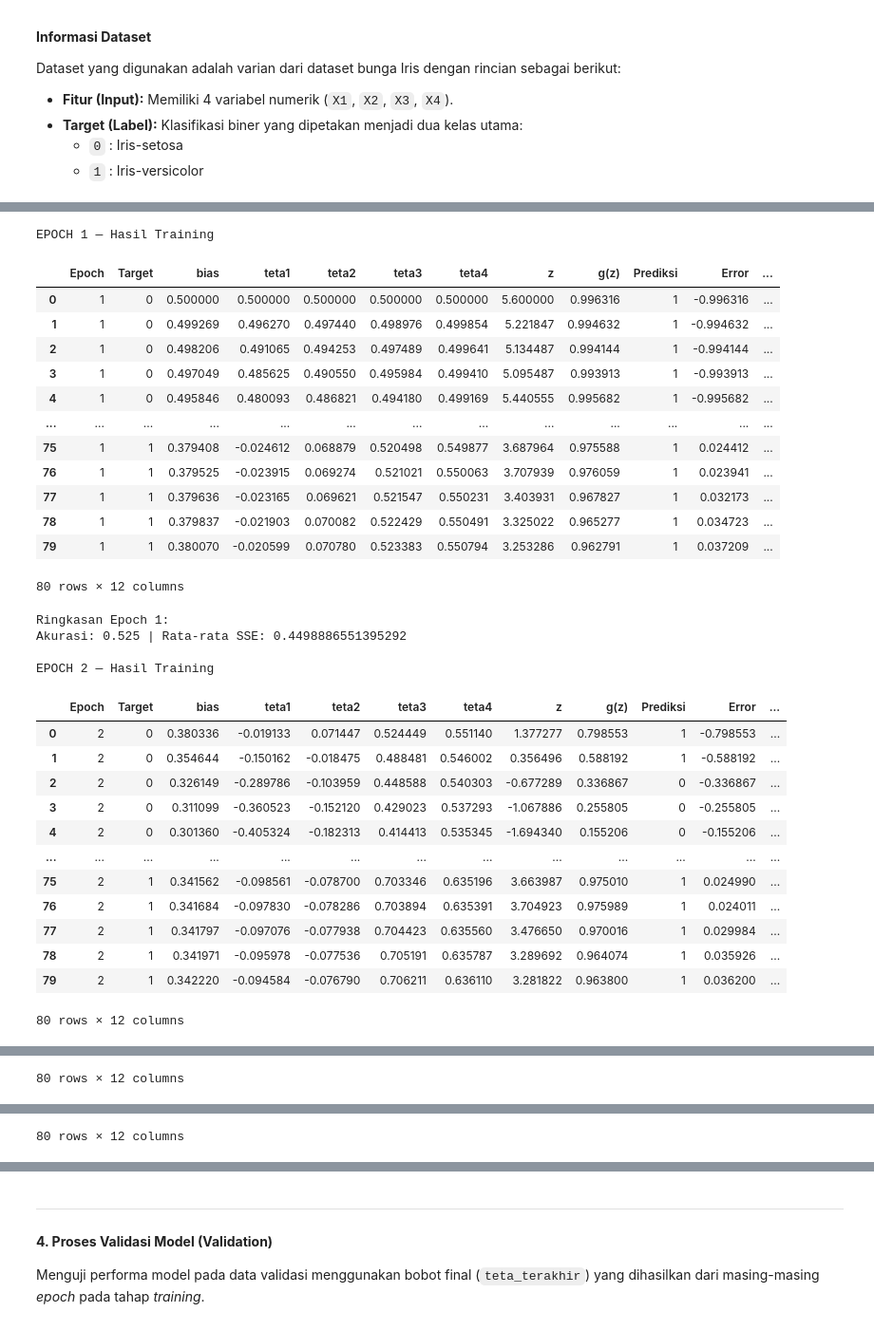
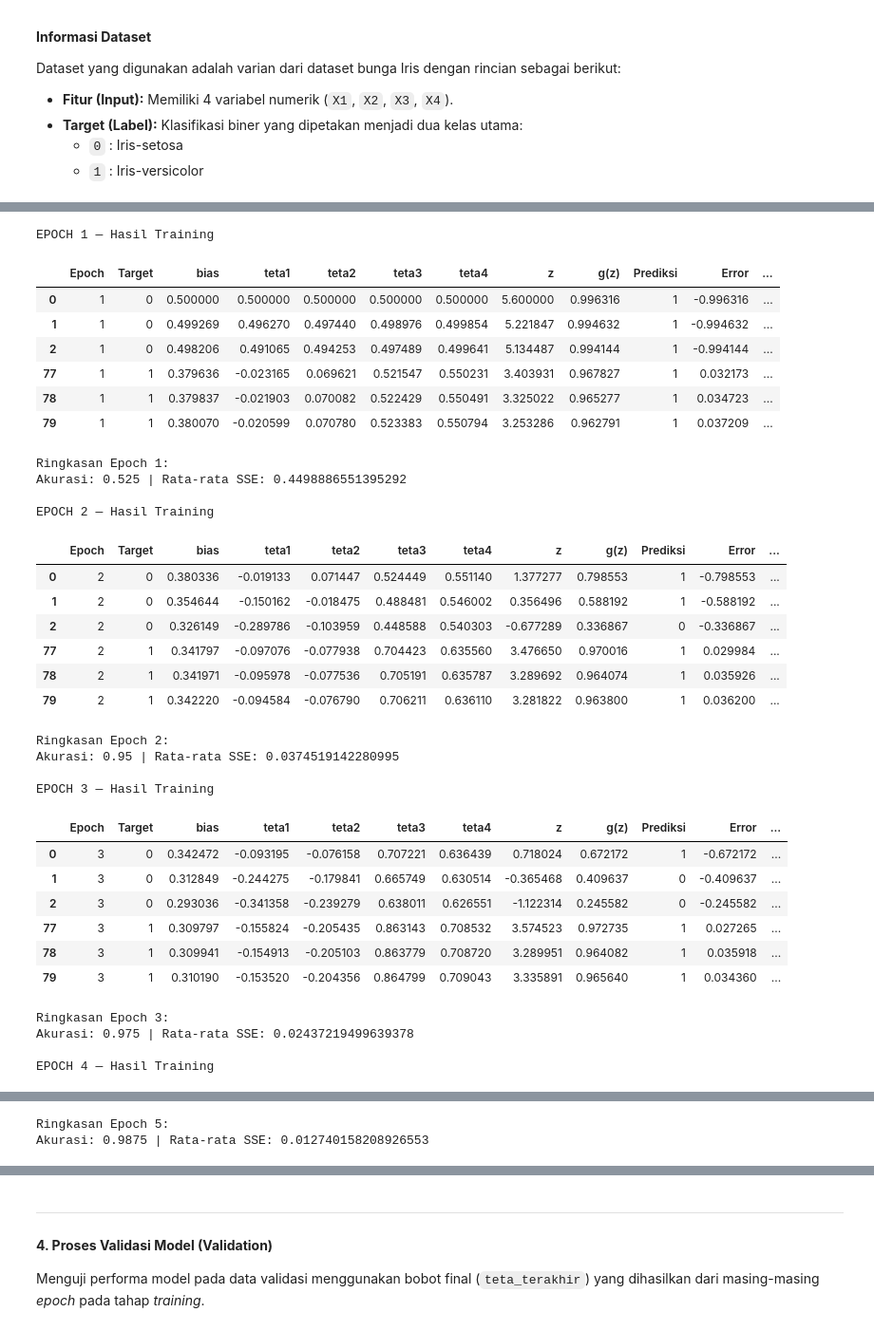
Before and after one commit to melinda-ab/slp-assignment, a Jupyter notebook: single-layer-perceptor.ipynb, the cells around one changed output, grey strips where cells are left out. Shown at 95% size. Drawn from its saved outputs; the diff is of its cells as text; code cells hidden in the pictures.

```diff
--- a/single-layer-perceptor.ipynb
+++ b/single-layer-perceptor.ipynb
@@ -26,11 +26,19 @@ import numpy as np
 import pandas as pd
 import matplotlib.pyplot as plt
 # %%
-train_df = pd.read_csv('dataset/slp-train.csv')
-val_df = pd.read_csv('dataset/slp-val.csv')
+df = pd.read_csv('dataset/dataset.csv')
 
 label_map = {"Iris-setosa": 0, "Iris-versicolor": 1}
-train_df["Target"] = train_df["Target"].map(label_map)
+df["Target"] = df["Target"].map(label_map)
+
+df_0 = df[df["Target"] == 0]
+df_1 = df[df["Target"] == 1]
+
+train_0, val_0 = df_0.iloc[:-10], df_0.iloc[-10:]
+train_1, val_1 = df_1.iloc[:-10], df_1.iloc[-10:]
+
+train_df = pd.concat([train_0, train_1])
+val_df = pd.concat([val_0, val_1])
 
 x_train = train_df[["X1", "X2", "X3", "X4"]].to_numpy()
 y_train = train_df["Target"].to_numpy()
@@ -89,6 +97,11 @@ def forward(teta, x_row):
 
 def gradient(g, target):
     return 2.0 * (g - target) * g * (1.0 - g)
+
+def calculate_error(target, g):
+    error = target - g
+    sse = error ** 2
+    return error, sse
 # %% [markdown]
 ---
 #### **3. Proses Pelatihan Model (Training)**
@@ -108,8 +121,7 @@ for epoch in range(1, EPOCHS + 1):
 
         z, g, x_with_bias = forward(teta, x_i)
         prediksi = 1 if g >= 0.5 else 0
-        error = target - g
-        sse = error ** 2
+        error, sse = calculate_error(target, g)
 
         total_sse_train += sse
         if prediksi == target:
@@ -130,9 +142,9 @@ for epoch in range(1, EPOCHS + 1):
             "SSE": sse
         })
 
-        teta_terakhir[epoch] = teta.copy()
         dz = gradient(g, target)
         teta = teta - LEARNING_RATE * dz * x_with_bias
+    teta_terakhir[epoch] = teta.copy()
 
     ringkasan_train[epoch] = {
         "Train Accuracy": total_benar_train / len(x_train),
@@ -155,40 +167,46 @@ Epoch 5: [ 0.257531   -0.24283977 -0.41737536  1.12145891  0.82381329]
 # %%
 for epoch in range(1, EPOCHS + 1):
     print(f"\nEPOCH {epoch} — Hasil Training")
     epoch_table = train_python[train_python["Epoch"] == epoch].reset_index(drop=True)
-    display(epoch_table)
+
+    tabel_singkat = pd.concat([epoch_table.head(3), epoch_table.tail(3)])
+    display(tabel_singkat)
+
     ringkasan = ringkasan_train[epoch]
     print(f"Ringkasan Epoch {epoch}:")
     print(f"Akurasi: {ringkasan['Train Accuracy']} | Rata-rata SSE: {ringkasan['Train Avg SSE']}")
 # %% [output]
 EPOCH 1 — Hasil Training
 |  | Epoch | Target | bias | teta1 | teta2 | teta3 | teta4 | z | g(z) | Prediksi | Error | ... |
 | 0 | 1 | 0 | 0.500000 | 0.500000 | 0.500000 | 0.500000 | 0.500000 | 5.600000 | 0.996316 | 1 | -0.996316 | ... |
 | 1 | 1 | 0 | 0.499269 | 0.496270 | 0.497440 | 0.498976 | 0.499854 | 5.221847 | 0.994632 | 1 | -0.994632 | ... |
 | 2 | 1 | 0 | 0.498206 | 0.491065 | 0.494253 | 0.497489 | 0.499641 | 5.134487 | 0.994144 | 1 | -0.994144 | ... |
-| 3 | 1 | 0 | 0.497049 | 0.485625 | 0.490550 | 0.495984 | 0.499410 | 5.095487 | 0.993913 | 1 | -0.993913 | ... |
-| 4 | 1 | 0 | 0.495846 | 0.480093 | 0.486821 | 0.494180 | 0.499169 | 5.440555 | 0.995682 | 1 | -0.995682 | ... |
-| ... | ... | ... | ... | ... | ... | ... | ... | ... | ... | ... | ... | ... |
-| 75 | 1 | 1 | 0.379408 | -0.024612 | 0.068879 | 0.520498 | 0.549877 | 3.687964 | 0.975588 | 1 | 0.024412 | ... |
-| 76 | 1 | 1 | 0.379525 | -0.023915 | 0.069274 | 0.521021 | 0.550063 | 3.707939 | 0.976059 | 1 | 0.023941 | ... |
 | 77 | 1 | 1 | 0.379636 | -0.023165 | 0.069621 | 0.521547 | 0.550231 | 3.403931 | 0.967827 | 1 | 0.032173 | ... |
 | 78 | 1 | 1 | 0.379837 | -0.021903 | 0.070082 | 0.522429 | 0.550491 | 3.325022 | 0.965277 | 1 | 0.034723 | ... |
 | 79 | 1 | 1 | 0.380070 | -0.020599 | 0.070780 | 0.523383 | 0.550794 | 3.253286 | 0.962791 | 1 | 0.037209 | ... |
-80 rows × 12 columns
+Ringkasan Epoch 1:
+Akurasi: 0.525 | Rata-rata SSE: 0.4498886551395292
+
+EPOCH 2 — Hasil Training
+|  | Epoch | Target | bias | teta1 | teta2 | teta3 | teta4 | z | g(z) | Prediksi | Error | ... |
+| 0 | 2 | 0 | 0.380336 | -0.019133 | 0.071447 | 0.524449 | 0.551140 | 1.377277 | 0.798553 | 1 | -0.798553 | ... |
+| 1 | 2 | 0 | 0.354644 | -0.150162 | -0.018475 | 0.488481 | 0.546002 | 0.356496 | 0.588192 | 1 | -0.588192 | ... |
+| 2 | 2 | 0 | 0.326149 | -0.289786 | -0.103959 | 0.448588 | 0.540303 | -0.677289 | 0.336867 | 0 | -0.336867 | ... |
+| 77 | 2 | 1 | 0.341797 | -0.097076 | -0.077938 | 0.704423 | 0.635560 | 3.476650 | 0.970016 | 1 | 0.029984 | ... |
+| 78 | 2 | 1 | 0.341971 | -0.095978 | -0.077536 | 0.705191 | 0.635787 | 3.289692 | 0.964074 | 1 | 0.035926 | ... |
+| 79 | 2 | 1 | 0.342220 | -0.094584 | -0.076790 | 0.706211 | 0.636110 | 3.281822 | 0.963800 | 1 | 0.036200 | ... |
-Ringkasan Epoch 1:
-Akurasi: 0.525 | Rata-rata SSE: 0.4498886551395292
+Ringkasan Epoch 2:
+Akurasi: 0.95 | Rata-rata SSE: 0.0374519142280995
 
-EPOCH 2 — Hasil Training
+EPOCH 3 — Hasil Training
-|  | Epoch | Target | bias | teta1 | teta2 | teta3 | teta4 | z | g(z) | Prediksi | Error | ... |
-| 0 | 2 | 0 | 0.380336 | -0.019133 | 0.071447 | 0.524449 | 0.551140 | 1.377277 | 0.798553 | 1 | -0.798553 | ... |
-| 1 | 2 | 0 | 0.354644 | -0.150162 | -0.018475 | 0.488481 | 0.546002 | 0.356496 | 0.588192 | 1 | -0.588192 | ... |
-| 2 | 2 | 0 | 0.326149 | -0.289786 | -0.103959 | 0.448588 | 0.540303 | -0.677289 | 0.336867 | 0 | -0.336867 | ... |
-| 3 | 2 | 0 | 0.311099 | -0.360523 | -0.152120 | 0.429023 | 0.537293 | -1.067886 | 0.255805 | 0 | -0.255805 | ... |
-| 4 | 2 | 0 | 0.301360 | -0.405324 | -0.182313 | 0.414413 | 0.535345 | -1.694340 | 0.155206 | 0 | -0.155206 | ... |
-| ... | ... | ... | ... | ... | ... | ... | ... | ... | ... | ... | ... | ... |
-| 75 | 2 | 1 | 0.341562 | -0.098561 | -0.078700 | 0.703346 | 0.635196 | 3.663987 | 0.975010 | 1 | 0.024990 | ... |
-| 76 | 2 | 1 | 0.341684 | -0.097830 | -0.078286 | 0.703894 | 0.635391 | 3.704923 | 0.975989 | 1 | 0.024011 | ... |
-| 77 | 2 | 1 | 0.341797 | -0.097076 | -0.077938 | 0.704423 | 0.635560 | 3.476650 | 0.970016 | 1 | 0.029984 | ... |
-| 78 | 2 | 1 | 0.341971 | -0.095978 | -0.077536 | 0.705191 | 0.635787 | 3.289692 | 0.964074 | 1 | 0.035926 | ... |
-| 79 | 2 | 1 | 0.342220 | -0.094584 | -0.076790 | 0.706211 | 0.636110 | 3.281822 | 0.963800 | 1 | 0.036200 | ... |
+|  | Epoch | Target | bias | teta1 | teta2 | teta3 | teta4 | z | g(z) | Prediksi | Error | ... |
+| 0 | 3 | 0 | 0.342472 | -0.093195 | -0.076158 | 0.707221 | 0.636439 | 0.718024 | 0.672172 | 1 | -0.672172 | ... |
+| 1 | 3 | 0 | 0.312849 | -0.244275 | -0.179841 | 0.665749 | 0.630514 | -0.365468 | 0.409637 | 0 | -0.409637 | ... |
+| 2 | 3 | 0 | 0.293036 | -0.341358 | -0.239279 | 0.638011 | 0.626551 | -1.122314 | 0.245582 | 0 | -0.245582 | ... |
+| 77 | 3 | 1 | 0.309797 | -0.155824 | -0.205435 | 0.863143 | 0.708532 | 3.574523 | 0.972735 | 1 | 0.027265 | ... |
+| 78 | 3 | 1 | 0.309941 | -0.154913 | -0.205103 | 0.863779 | 0.708720 | 3.289951 | 0.964082 | 1 | 0.035918 | ... |
+| 79 | 3 | 1 | 0.310190 | -0.153520 | -0.204356 | 0.864799 | 0.709043 | 3.335891 | 0.965640 | 1 | 0.034360 | ... |
-80 rows × 12 columns
+Ringkasan Epoch 3:
+Akurasi: 0.975 | Rata-rata SSE: 0.02437219499639378
+
+EPOCH 4 — Hasil Training
@@ -211 +231,2 @@ EPOCH 3 — Hasil Training
-80 rows × 12 columns
+Ringkasan Epoch 5:
+Akurasi: 0.9875 | Rata-rata SSE: 0.012740158208926553
@@ -228 +232,0 @@ EPOCH 4 — Hasil Training
-80 rows × 12 columns
```
Also changed, not shown: parts of 10 cells of this notebook, 4 other files.
